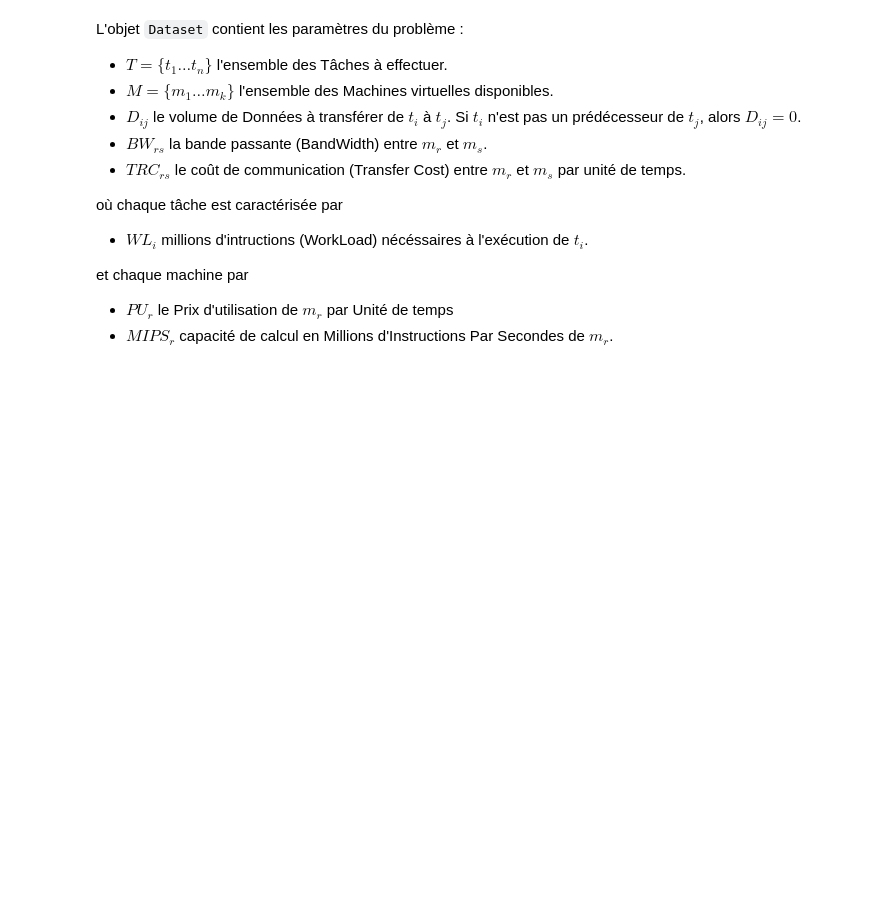
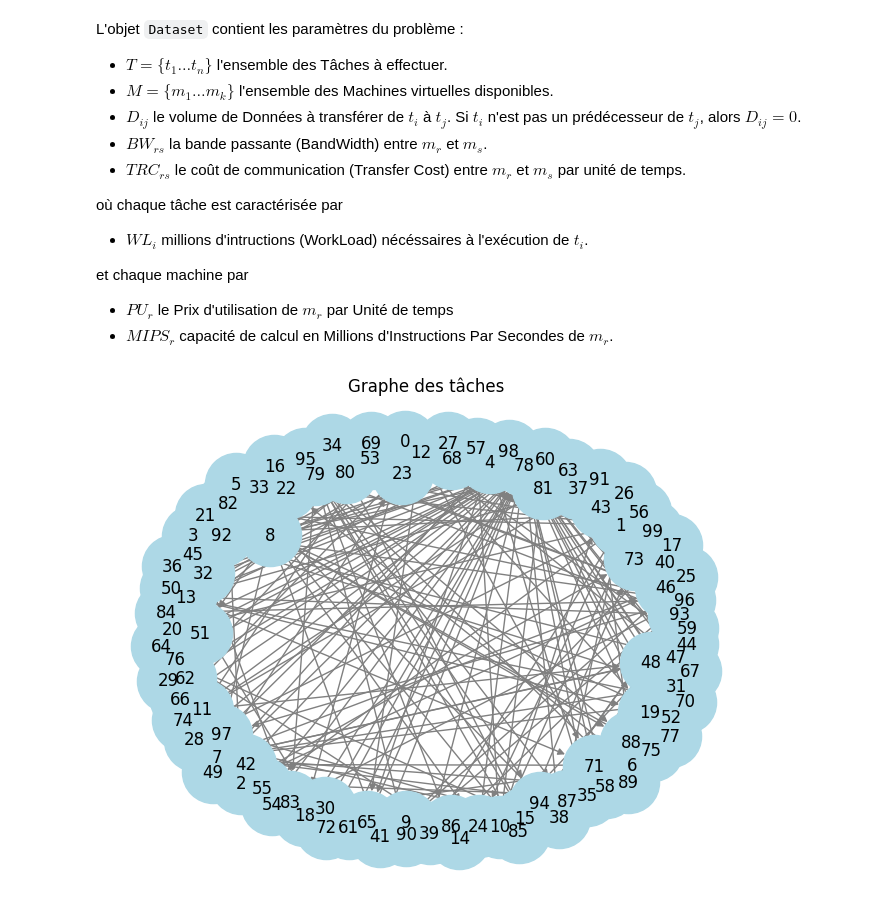
Before and after one commit to Ayzaroui/Workflow-Scheduling, a Jupyter notebook: demo.ipynb, the cells around one changed output. Saved outputs shown, nothing was run; the diff lists cells and outputs as text; code cells hidden in the pictures; blank space fills up the shorter version.

```diff
--- a/demo.ipynb
+++ b/demo.ipynb
@@ -15,14 +15,18 @@ et chaque machine par
 # %%
 import os
 from data.dataset import Dataset
 
 dataset = Dataset(
-        workflow_path=os.path.join("data", "CyberShake_100.xml"),
+        # workflow_path=os.path.join("data", "CyberShake_100.xml"),
         # workflow_path=os.path.join("data", "Epigenomics_100.xml"),
         # workflow_path=os.path.join("data", "Inspiral_100.xml"),
-        # workflow_path=os.path.join("data", "Montage_100.xml"),
+        workflow_path=os.path.join("data", "Montage_100.xml"),
         environment_path=os.path.join("data", "task120.xlsx")
 )
+
+dataset.plot()
+# %% [output]
+[figure, added]
 # %%
 import matplotlib.pyplot as plt
 
```
Also changed, not shown: parts of 6 cells of this notebook, 2 other files.
